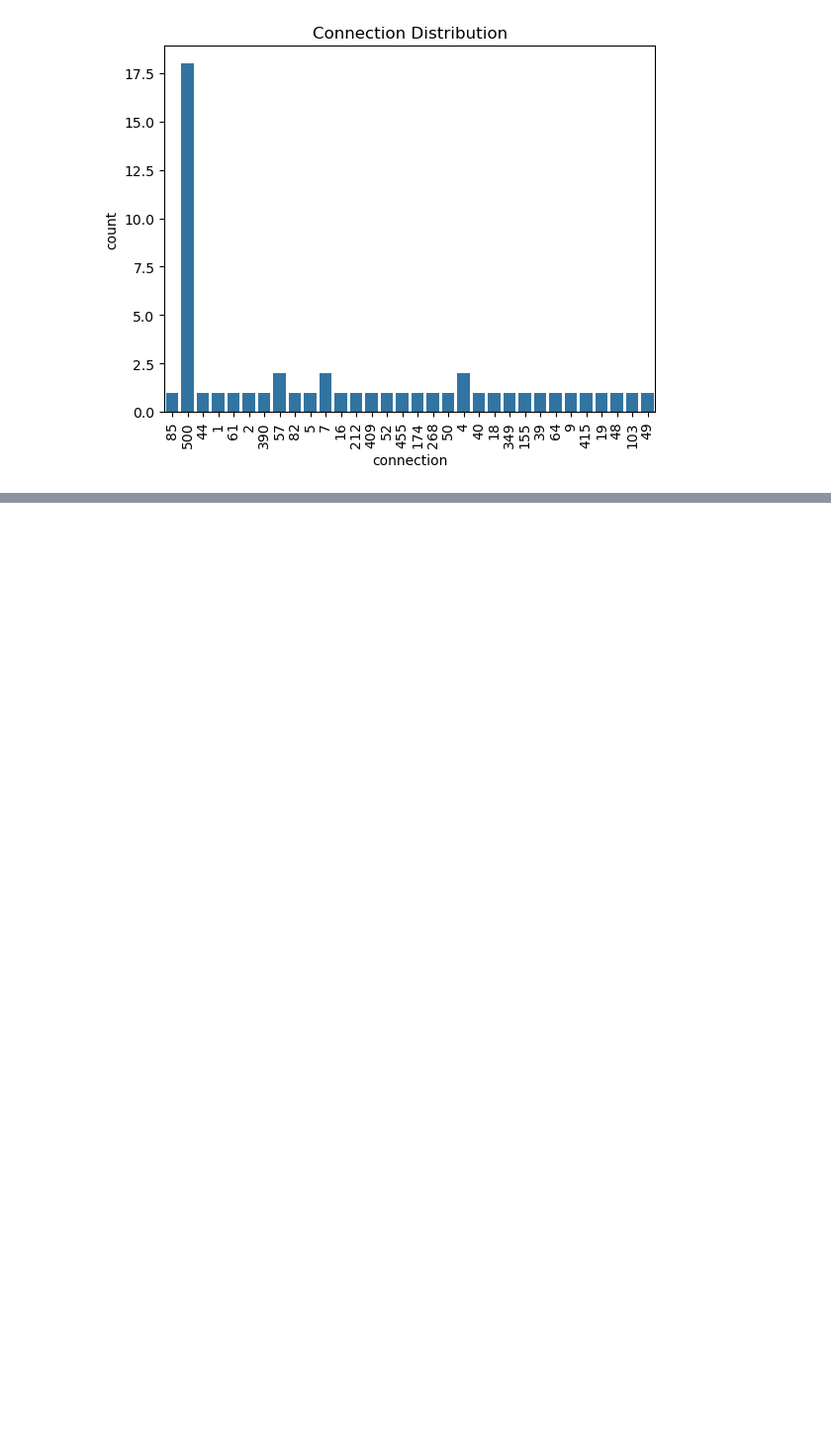
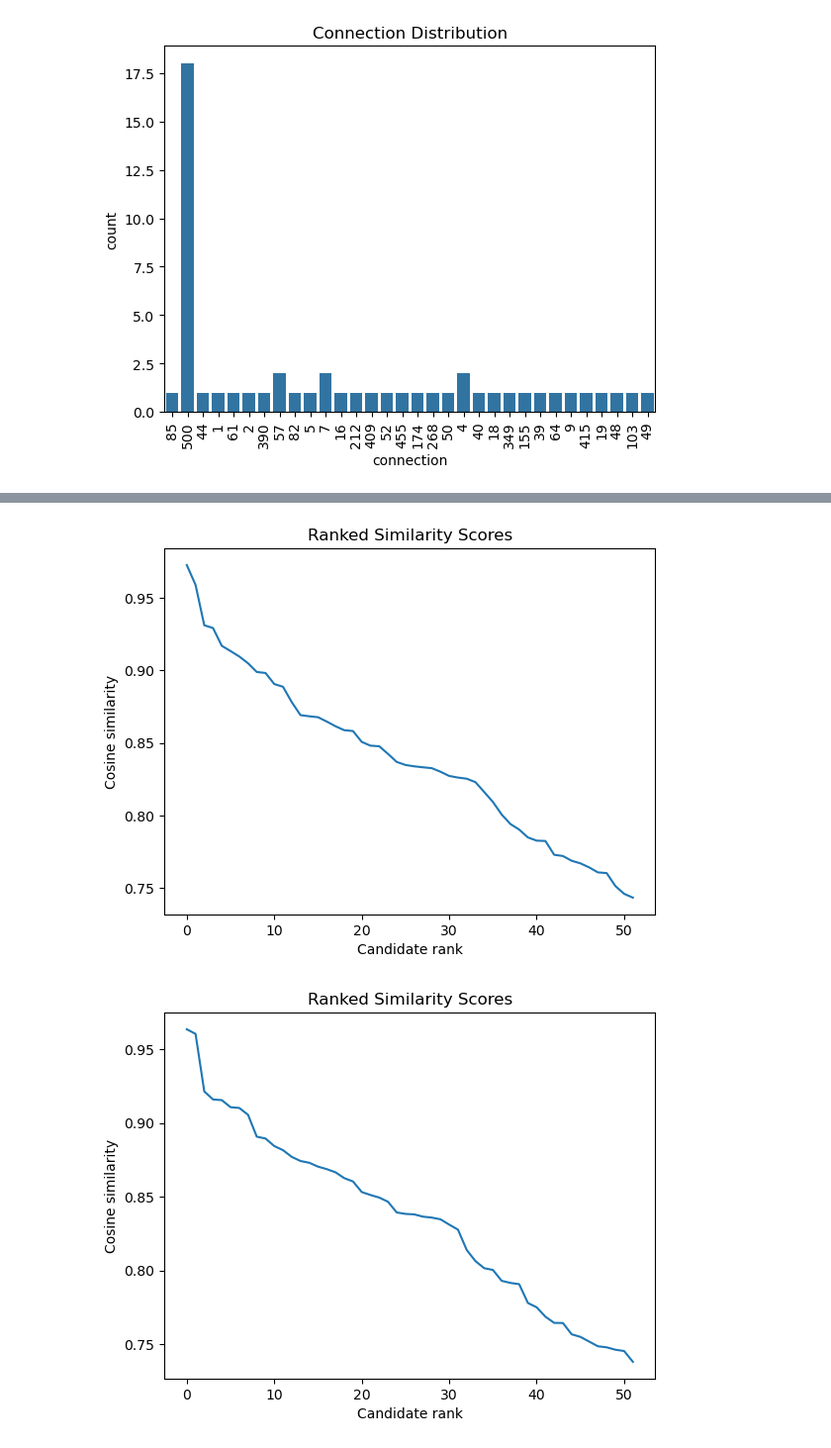
Before and after one commit to safwt-data/QwnYr0x6YtL8f4mY, a Jupyter notebook: notebooks/eda.ipynb, the cells around one changed output, grey strips where cells are left out. Shown at 99% size. Cells and saved outputs as stored; diff of their text form; code cells hidden in the pictures; blank space fills up the shorter version.

```diff
--- a/notebooks/eda.ipynb
+++ b/notebooks/eda.ipynb
@@ -106,6 +106,9 @@ def get_title_vector_e5(text):
 df["e5_for_modeling"] = df["clean_job_title"].apply(
     get_title_vector_e5
 )
+# %%
+measure_rank_1 = "aspiring human resources"
+measure_rank_2 =  "seeking human resources"
 # %%
 X_e5 = np.vstack(df["e5_for_modeling"])
 
@@ -161,3 +192,7 @@ def similarity_elbow(var):
     plt.show()
 # %%
 similarity_elbow("similarity_1_5e")
+similarity_elbow("similarity_2_5e")
+# %% [output]
+[figure, added]
+[figure, added]
```
Also changed, not shown: parts of 4 cells of this notebook, 2 other files.
